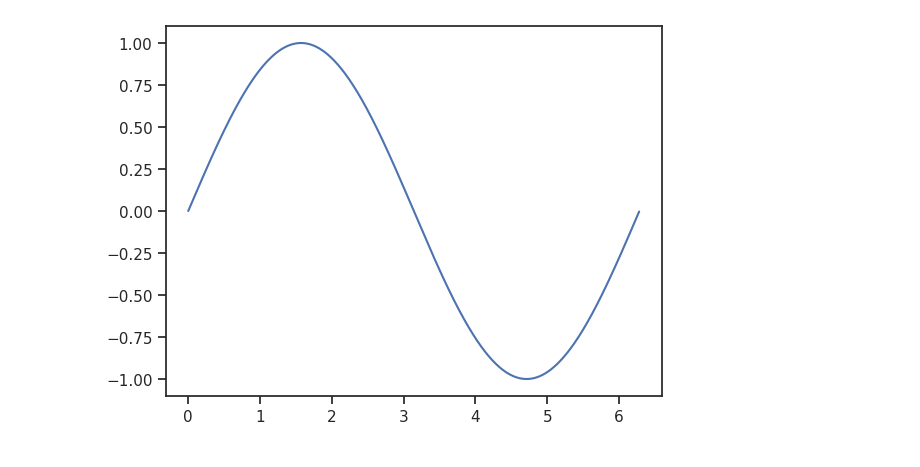
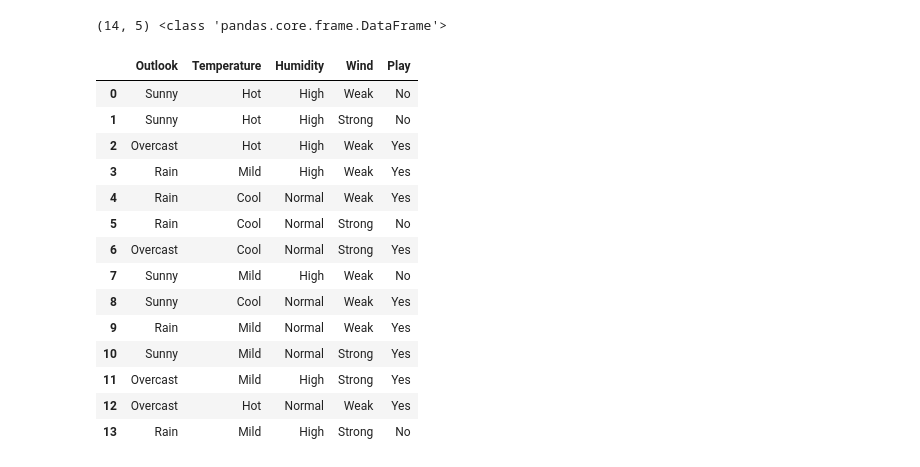
Before and after one commit to subhamguhagithub/ML_FSP, a Jupyter notebook: chapter_appendix-tools-for-deep-learning/jupyter.ipynb, the cells around one changed output. Drawn from its saved outputs; the diff is of its cells as text; code cells hidden in the pictures.

```diff
--- a/chapter_appendix-tools-for-deep-learning/jupyter.ipynb
+++ b/chapter_appendix-tools-for-deep-learning/jupyter.ipynb
@@ -346,33 +160,23 @@ plt.show()
-# %%
-import matplotlib.pyplot as plt
-import numpy as np
-
-import matplotlib.animation as animation
-
-fig, ax = plt.subplots()
-
-x = np.arange(0, 2*np.pi, 0.01)
-line, = ax.plot(x, np.sin(x))
-
-
-def animate(i):
-    line.set_ydata(np.sin(x + i / 50))  # update the data.
-    return line,
-
-
-ani = animation.FuncAnimation(
-    fig, animate, interval=20, blit=True, save_count=50)
-
-# To save the animation, use e.g.
-#
-# ani.save("movie.mp4")
-#
-# or
-#
-# writer = animation.FFMpegWriter(
-#     fps=15, metadata=dict(artist='Me'), bitrate=1800)
-# ani.save("movie.mp4", writer=writer)
-
-plt.show()
-# %% [output]
-[figure, removed]
+# %%
+# Loading the PlayTennis dataset
+PlayTennis = pd.read_csv("https://bitbucket.org/toarnabtrainer/aec_ml_python_oct_2025/raw/3297a0e5e94ef0326949f3a8ffbbc60096d0e4f9/Datafile/PlayTennis.csv")
+# %%
+print (PlayTennis.shape, type(PlayTennis))
+PlayTennis
+# %% [output]
+(14, 5) <class 'pandas.core.frame.DataFrame'>
+|  | Outlook | Temperature | Humidity | Wind | Play |
+| 0 | Sunny | Hot | High | Weak | No |
+| 1 | Sunny | Hot | High | Strong | No |
+| 2 | Overcast | Hot | High | Weak | Yes |
+| 3 | Rain | Mild | High | Weak | Yes |
+| 4 | Rain | Cool | Normal | Weak | Yes |
+| 5 | Rain | Cool | Normal | Strong | No |
+| 6 | Overcast | Cool | Normal | Strong | Yes |
+| 7 | Sunny | Mild | High | Weak | No |
+| 8 | Sunny | Cool | Normal | Weak | Yes |
+| 9 | Rain | Mild | Normal | Weak | Yes |
+| 10 | Sunny | Mild | Normal | Strong | Yes |
+| 11 | Overcast | Mild | High | Strong | Yes |
+| 12 | Overcast | Hot | Normal | Weak | Yes |
+| 13 | Rain | Mild | High | Strong | No |
```
Also changed, not shown: parts of 25 cells of this notebook.
